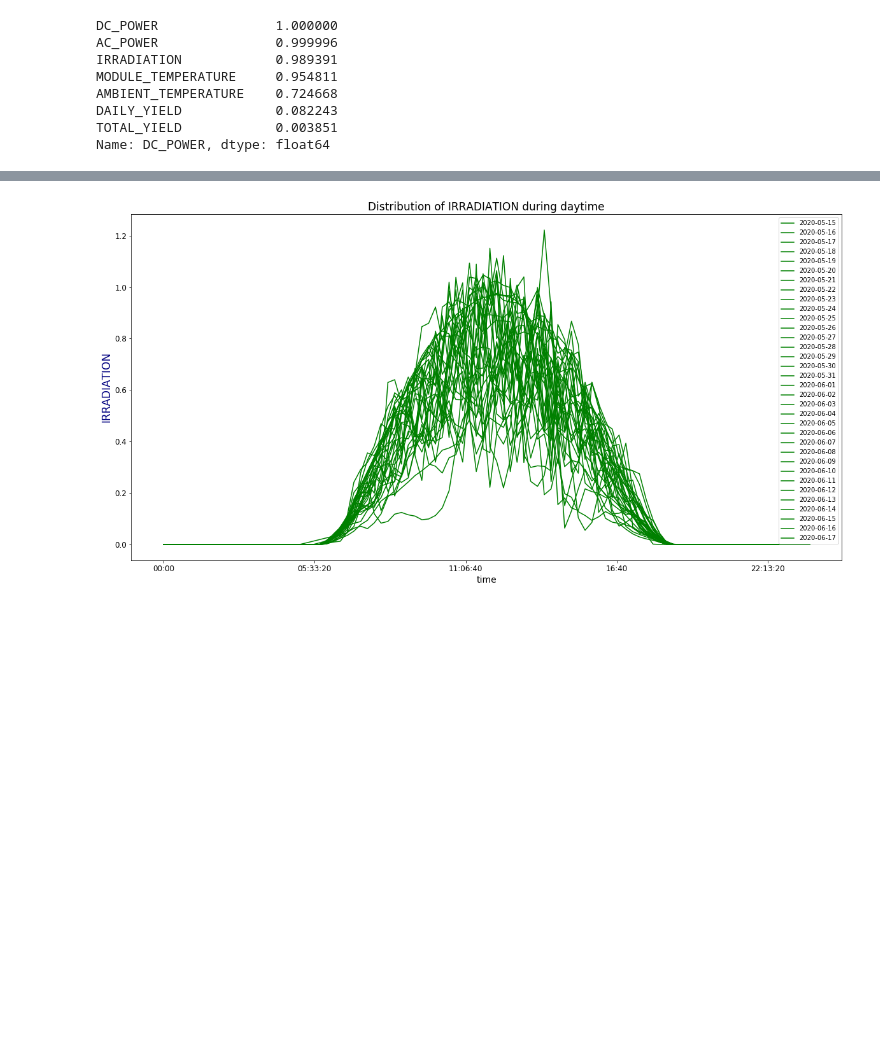
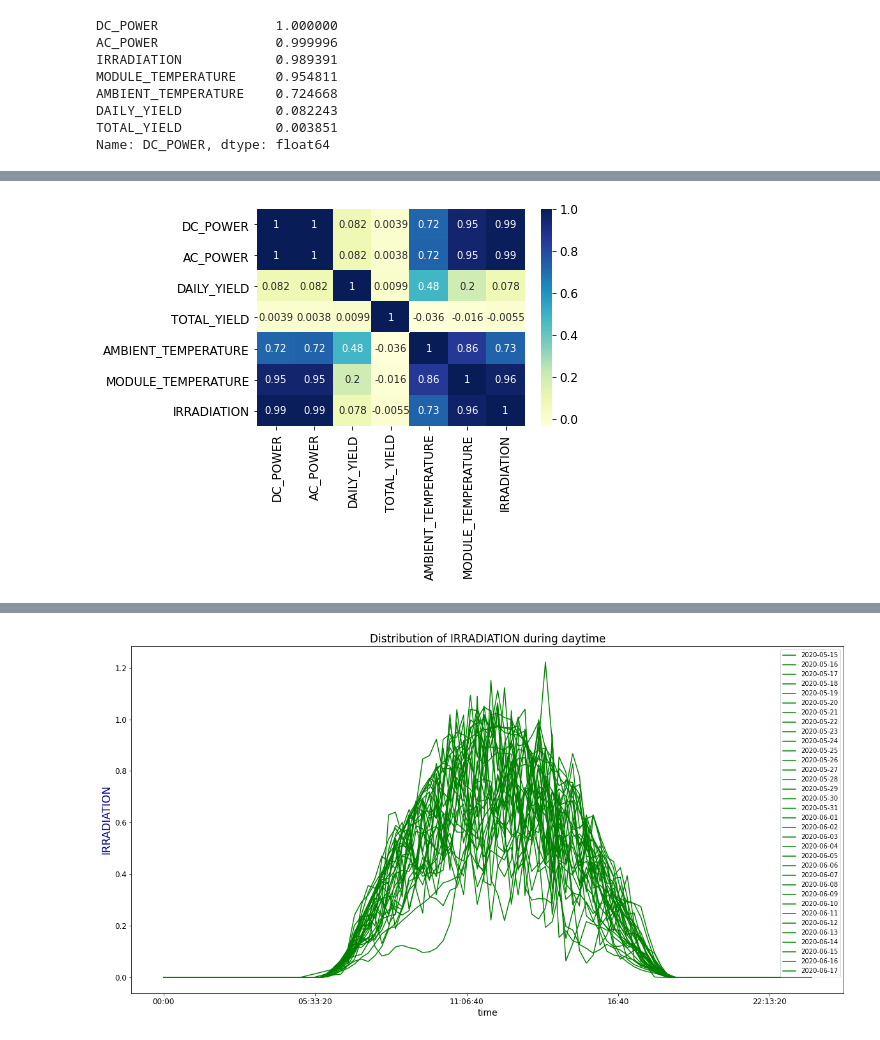
Before and after one commit to YohannesDK/DAT540_Group_11, a Jupyter notebook: sus notebook.ipynb, the cells around one changed output, grey strips where cells are left out. Cells and saved outputs as stored; diff of their text form; code cells hidden in the pictures; blank space fills up the shorter version.

```diff
--- a/sus notebook.ipynb
+++ b/sus notebook.ipynb
@@ -307,2 +316,7 @@ Saving figure scatter_matrix_plot
+# %%
+fig_corr = sns.heatmap(corr_matrix,cmap="YlGnBu", annot=True)
+plt.show()
+# %% [output]
+[figure, added]
 # %% [markdown]
 Analysis of DC power generated from each Source Keys.
```
Also changed, not shown: parts of 45 cells of this notebook.
